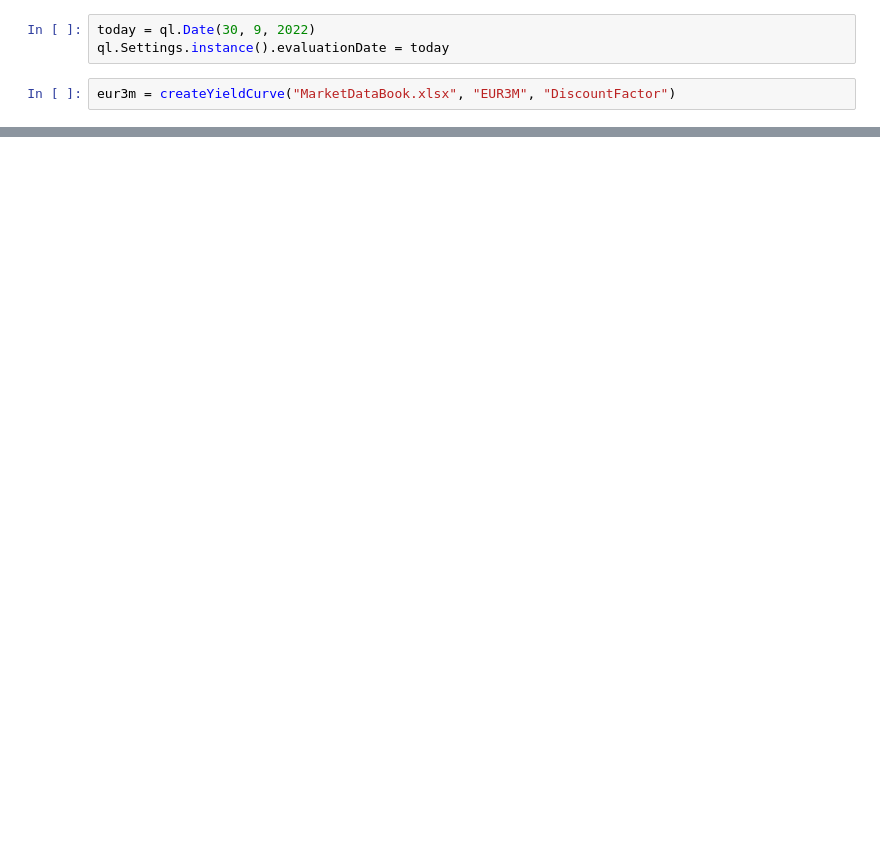
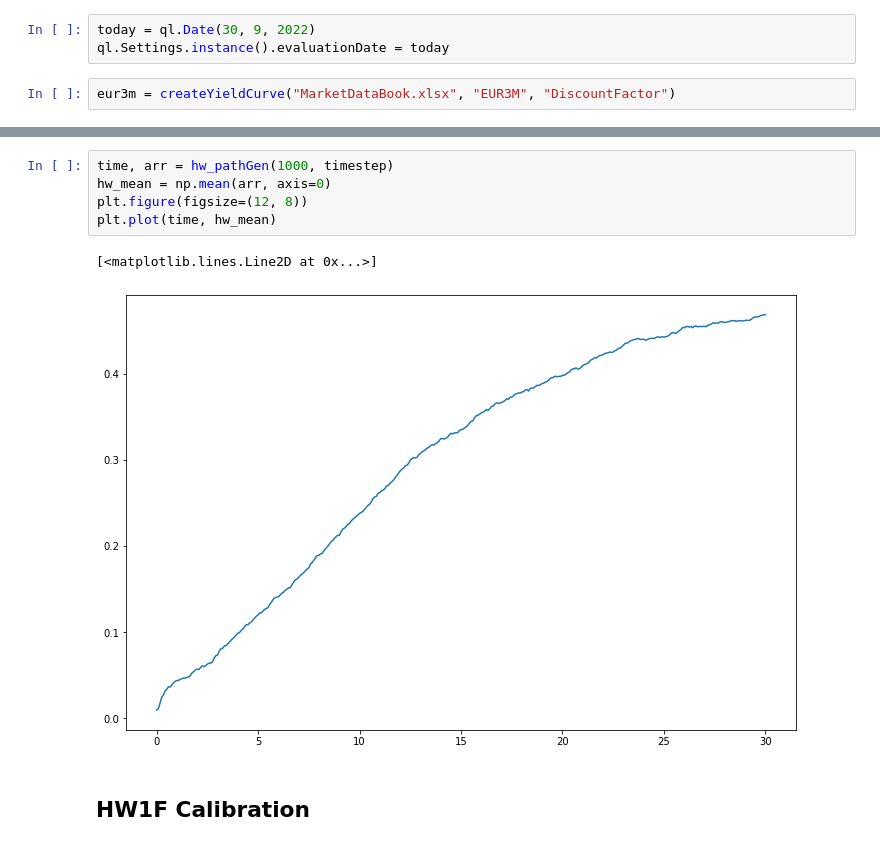
Before and after one commit to Mylo91/QuantLibExamples, a Jupyter notebook: IR.ipynb, the cells around one changed output, grey strips where cells are left out. Saved outputs shown, nothing was run; the diff lists cells and outputs as text; blank space fills up the shorter version.

Commit message:
HW1F calibration added

```diff
--- a/IR.ipynb
+++ b/IR.ipynb
@@ -24,0 +69,10 @@ Date(30,9,2022)
+# %%
+time, arr = hw_pathGen(1000, timestep)
+hw_mean = np.mean(arr, axis=0)
+plt.figure(figsize=(12, 8))
+plt.plot(time, hw_mean)
+# %% [output]
+[<matplotlib.lines.Line2D at 0x...>]
+[figure, added]
+# %% [markdown]
+## HW1F Calibration
```
Also changed, not shown: parts of 12 cells of this notebook.
